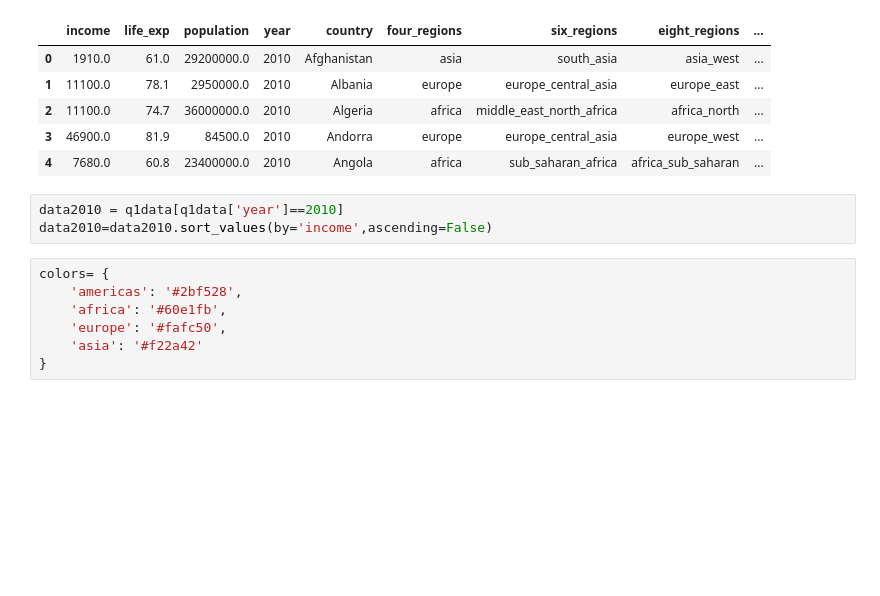
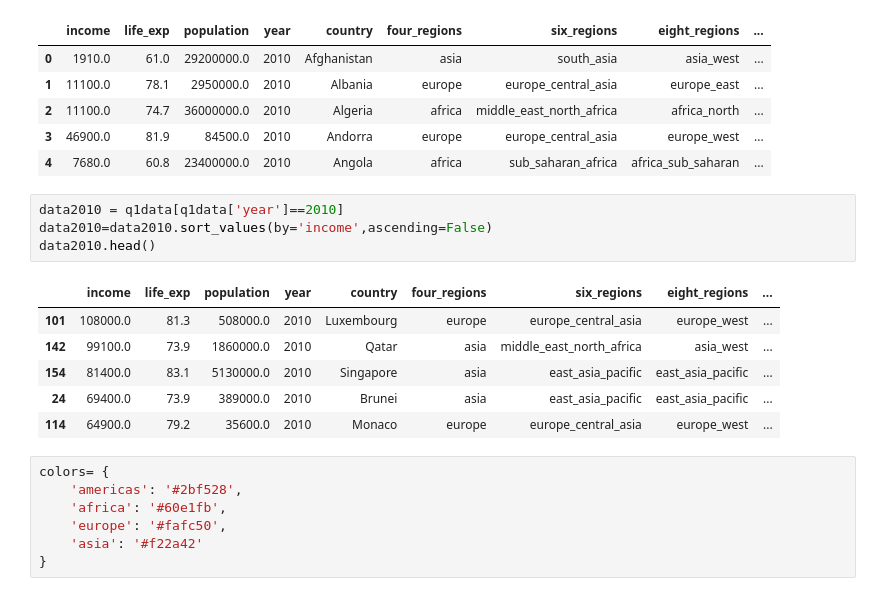
Before and after one commit to emilygoodman11/544msba.actual, a Jupyter notebook: lab1.544.ipynb, the cells around one changed output. Drawn from its saved outputs; the diff is of its cells as text; blank space fills up the shorter version.

```diff
--- a/lab1.544.ipynb
+++ b/lab1.544.ipynb
@@ -51,6 +51,14 @@ q1data.head()
 # %%
 data2010 = q1data[q1data['year']==2010]
 data2010=data2010.sort_values(by='income',ascending=False)
+data2010.head()
+# %% [output]
+|  | income | life_exp | population | year | country | four_regions | six_regions | eight_regions | ... |
+| 101 | 108000.0 | 81.3 | 508000.0 | 2010 | Luxembourg | europe | europe_central_asia | europe_west | ... |
+| 142 | 99100.0 | 73.9 | 1860000.0 | 2010 | Qatar | asia | middle_east_north_africa | asia_west | ... |
+| 154 | 81400.0 | 83.1 | 5130000.0 | 2010 | Singapore | asia | east_asia_pacific | east_asia_pacific | ... |
+| 24 | 69400.0 | 73.9 | 389000.0 | 2010 | Brunei | asia | east_asia_pacific | east_asia_pacific | ... |
+| 114 | 64900.0 | 79.2 | 35600.0 | 2010 | Monaco | europe | europe_central_asia | europe_west | ... |
 # %%
 colors= {
     'americas': '#2bf528',
```
Also changed, not shown: parts of 11 cells of this notebook, 18 other files.
